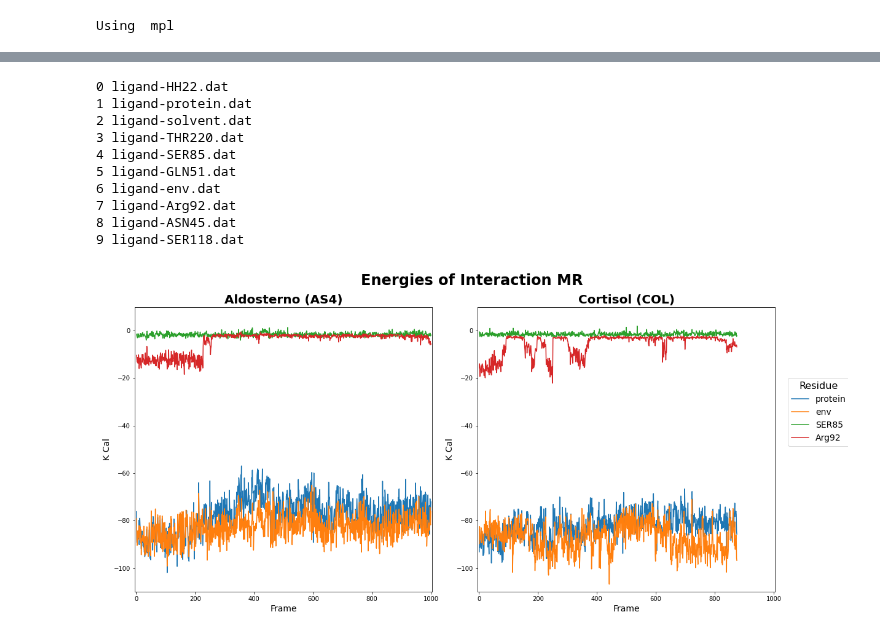
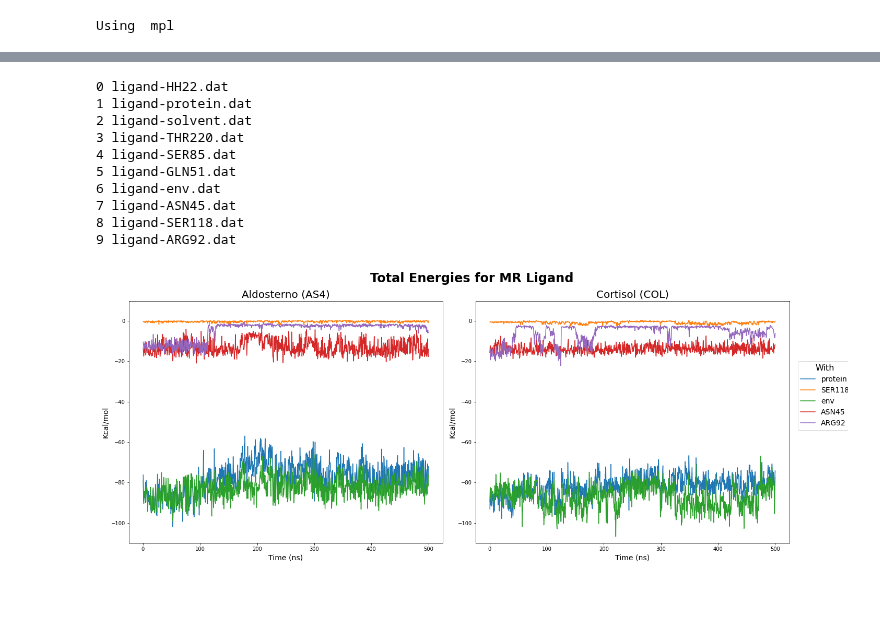
Before and after one commit to saguileran/MD-SCPI, a Jupyter notebook: NoteBooks/PlotEnergies.ipynb, the cells around one changed output, grey strips where cells are left out. Saved outputs shown, nothing was run; the diff lists cells and outputs as text; code cells hidden in the pictures; blank space fills up the shorter version.

```diff
--- a/NoteBooks/PlotEnergies.ipynb
+++ b/NoteBooks/PlotEnergies.ipynb
@@ -59,11 +67,13 @@ Resolving deltas: 100% (259/259), done.
 # %%
-work_directory_AS4 = '/content/MD-SCPI/PDBs/MD/AS4'#'/content/drive/MyDrive/MolecularDynamics_2023/USP/AS4/Energies'
-work_directory_COL = '/content/MD-SCPI/PDBs/MD/COL'#'/content/drive/MyDrive/MolecularDynamics_2023/USP/COL/Energies'
+work_directory_AS4 = '/content/MD-SCPI/PDBs/MD/AS4' #'/content/drive/MyDrive/MolecularDynamics_2023/USP/AS4/Energies'
+work_directory_COL = '/content/MD-SCPI/PDBs/MD/COL' #'/content/drive/MyDrive/MolecularDynamics_2023/USP/COL/Energies'
 
 files = os.listdir(work_directory_AS4)
 ligand_files = np.array([file for file in files if 'ligand' in file])
 [print(i, ligand_files[i]) for i in range(ligand_files.size)];
-ligand_files_interesting = ligand_files[[1,6,4,7]]
+ligand_files_interesting = ligand_files[[1,8,6,7,9]]
+
+dt = 0.002*1e3 #in ns
 # %% [output]
 0 ligand-HH22.dat
 1 ligand-protein.dat
@@ -72,44 +82,42 @@ ligand_files_interesting = ligand_files[[1,6,4,7]]
 4 ligand-SER85.dat
 5 ligand-GLN51.dat
 6 ligand-env.dat
-7 ligand-Arg92.dat
-8 ligand-ASN45.dat
-9 ligand-SER118.dat
+7 ligand-ASN45.dat
+8 ligand-SER118.dat
+9 ligand-ARG92.dat
 # %%
 plt.close()
-fig, axs = plt.subplots(1,2,figsize=(17,8))
+fig, axs = plt.subplots(1,2,figsize=(20,8))
 
-# -------------- aldosterone
+# -------------- aldosterone -------------------------
 for file in ligand_files_interesting:
   data=js.dA(os.path.join(work_directory_AS4, file)) # , ignore='#'
-  axs[0].plot(data.X, data.Y + data.eY, label=file[7:-4])
+  axs[0].plot(data.X/dt, data.Y + data.eY, label=file[7:-4])
 
-axs[0].set_xlabel('Frame', fontsize='14')
-axs[0].set_ylabel('K Cal', fontsize='14')
-#legend =
-#axs[0].legend(bbox_to_anchor=(1.15, .75), title='Residue', fontsize='14', title_fontsize='16')#, borderaxespad=0.) #
-#axs[0].setp(legend.get_title(),fontsize='16', fontweight='bold')
-#legend.get_title().fontweight('bold')
-axs[0].set_title('Aldosterno (AS4)', fontweight='bold', fontsize='20')
-axs[0].set_ylim((-110, 10)); axs[0].set_xlim((-5, 1005))
+axs[0].set_xlabel('Time (ns)', fontsize='14')
+axs[0].set_ylabel('Kcal/mol', fontsize='14')
+axs[0].set_title('Aldosterno (AS4)', fontweight='normal', fontsize='20')
+axs[0].set_ylim((-110, 10)); #axs[0].set_xlim((-0.02, 502))
 
-# ------------------ cortisol
+# ------------------ cortisol --------------------------
 for file in ligand_files_interesting:
   data=js.dA(os.path.join(work_directory_COL, file)) # , ignore='#'
-  axs[1].plot(data.X, data.Y + data.eY, label=file[7:-4])
+  axs[1].plot(data.X/dt, data.Y + data.eY, label=file[7:-4])
 
-axs[1].set_xlabel('Frame', fontsize='14')
-axs[1].set_ylabel('K Cal', fontsize='14')
-axs[1].legend(bbox_to_anchor=(1.25, .75), title='Residue', fontsize='14', title_fontsize='16', borderaxespad=0.) #
-axs[1].set_title('Cortisol (COL)', fontweight='bold', fontsize='20')
+axs[1].set_xlabel('Time (ns)', fontsize='14')
+axs[1].set_ylabel('Kcal/mol', fontsize='14')
+legend = axs[1].legend(bbox_to_anchor=(1.2, .75), title='With', fontsize='14', title_fontsize='16', borderaxespad=0.)
+axs[1].set_title('Cortisol (COL)', fontweight='normal', fontsize='20')
 #axs[1].set_ylim((-110, 10)); axs[1].set_xlim((-5, 1005))
 
 axs[1].sharey(axs[0]); axs[1].sharex(axs[0]) # share x and y axis
 
+#plt.rcParams['legend.title_fontweight'] = 'bold'
+
 # axs[1].legend(loc="lower left", ncol=len(ligand_files_interesting), bbox_to_anchor=(0, .0))#bbox_to_anchor=(1.25, .75), title='Residue', fontsize='14', title_fontsize='16')#, borderaxespad=0.) #
-plt.suptitle('Energies of Interaction MR', fontweight='bold', fontsize='24')
+plt.suptitle('Total Energies for MR Ligand', fontweight='bold', fontsize='24')
 fig.tight_layout()
 plt.show()
 # %% [output]
-[figure, old version]
+[figure, new version]
 # %%
```
Also changed, not shown: parts of 8 cells of this notebook.
